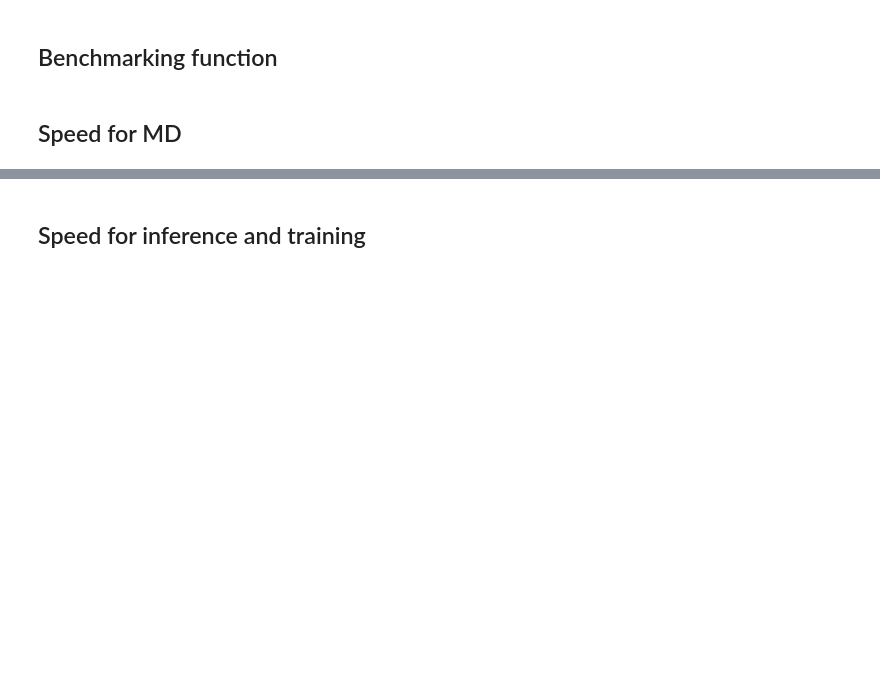
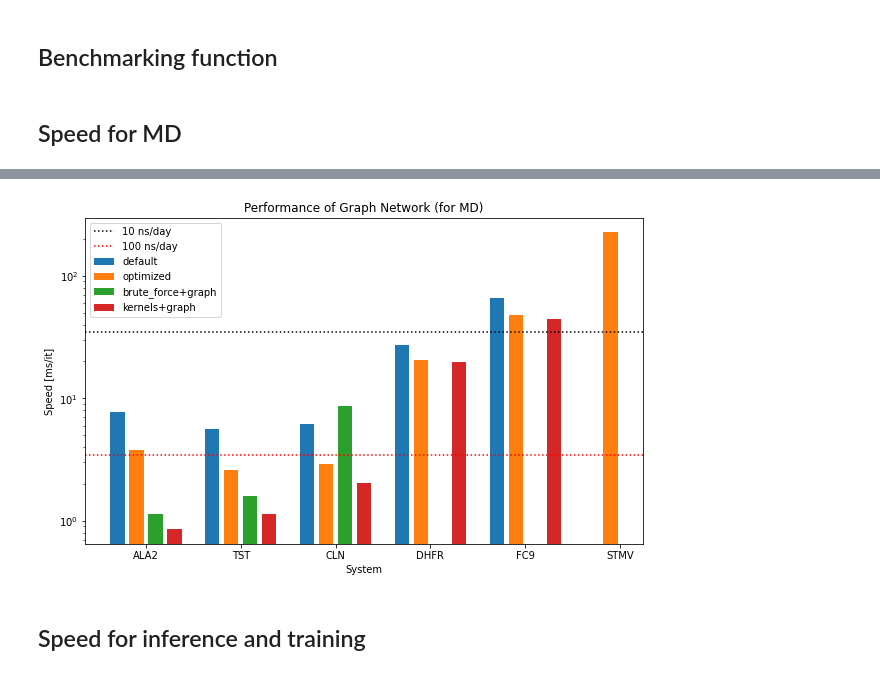
Before and after one commit to torchmd/torchmd-net, a Jupyter notebook: benchmarks/graph_network.ipynb, the cells around one changed output, grey strips where cells are left out. Cells and saved outputs as stored; diff of their text form; code cells hidden in the pictures; blank space fills up the shorter version.

```diff
--- a/benchmarks/graph_network.ipynb
+++ b/benchmarks/graph_network.ipynb
@@ -213,3 +241,26 @@ plt.show()
+# %%
+plt.figure(figsize=(10,6))
+
+labels = []
+for i, (meth, speeds) in enumerate(speed_methods.items()):
+    if meth not in ['default', 'optimized', 'brute_force+graph', 'kernels+graph']:
+        continue
+    labels = speeds.keys() if len(speeds.keys()) > len(labels) else labels
+    x = np.arange(len(speeds)) + 0.1*i - 0.3
+    plt.bar(x, speeds.values(), width=0.15, log=True, label=meth)
+
+plt.axhline(34.56, color='black', linestyle=':', label='10 ns/day')
+plt.axhline(3.456, color='red', linestyle=':', label='100 ns/day')
+#plt.axhline(0.3456, color='green', linestyle=':', label='1 µs/day')
+
+plt.title('Performance of Graph Network (for MD)')
+plt.xlabel('System')
+plt.xticks(np.arange(len(labels)), labels)
+plt.ylabel('Speed [ms/it]')
+plt.legend()
+plt.show()
+# %% [output]
+[figure, added]
 # %% [markdown]
 ## Speed for inference and training
 # %%
```
Also changed, not shown: parts of 7 cells of this notebook.
